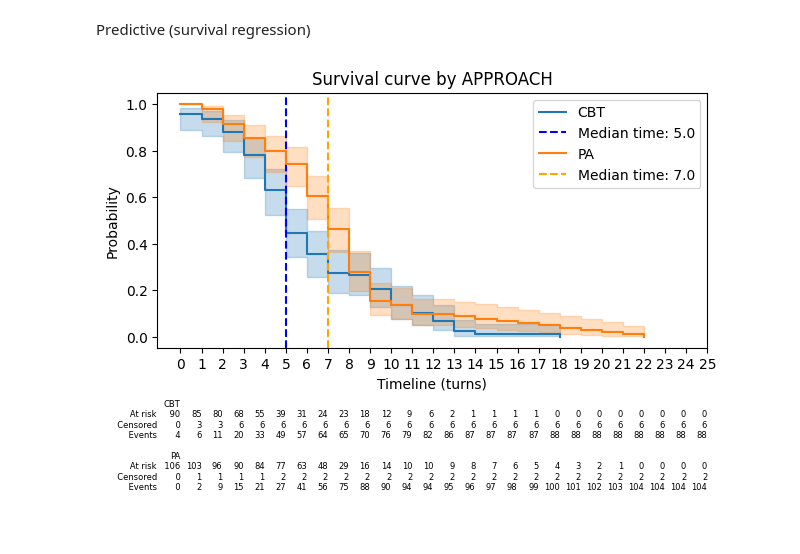
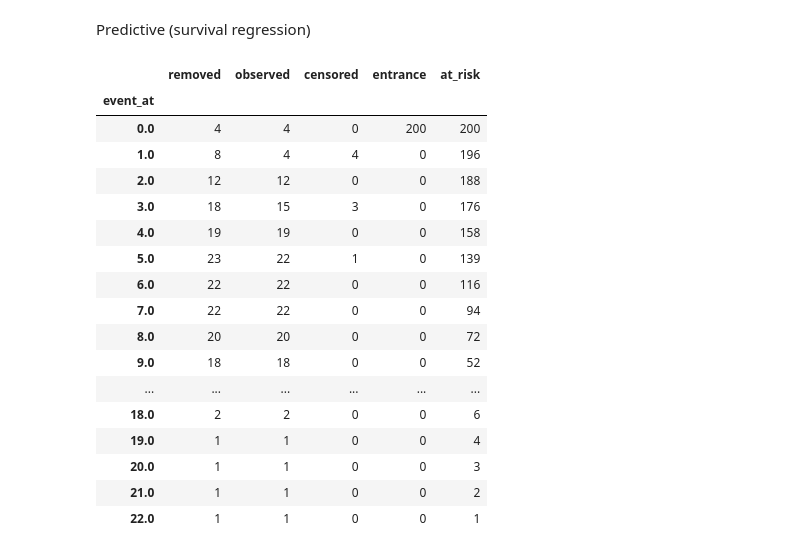
Before and after one commit to dennistay1981/Resources, a Jupyter notebook: Code and data in publications/Chapter: Data science approaches to metaphor and mental health/Data_science_approaches_to_mental_health.ipynb, the cells around one changed output. Saved outputs shown, nothing was run; the diff lists cells and outputs as text; code cells hidden in the pictures.

```diff
--- a/Code and data in publications/Chapter: Data science approaches to metaphor and mental health/Data_science_approaches_to_mental_health.ipynb
+++ b/Code and data in publications/Chapter: Data science approaches to metaphor and mental health/Data_science_approaches_to_mental_health.ipynb
@@ -136,8 +135,6 @@ kmf.fit(durations=data['Turns'], event_observed=data['Attrition'])
 #Cumulative distribution function of survived turns by Initiator and Approach
 sns.ecdfplot(data, x='Turns', hue='Initiator')
 sns.ecdfplot(data, x='Turns', hue='Approach')
-
-
 
 
 
@@ -172,31 +169,51 @@ plt.show()
 
 
 """
 Plot survival function with subgroups and median lines  (APPROACH)
 """
 ax = plt.subplot(111)
 
 kmf_A = KaplanMeierFitter()
 ax = kmf_A.fit(durations=data.loc[data.Approach =='CBT'].Turns,
                event_observed=data.loc[data.Approach =='CBT'].Attrition, label='CBT').plot_survival_function(ax=ax)
 ax.axvline(kmf_A.median_survival_time_, linestyle='--', color='blue', label=f'Median time: {kmf_A.median_survival_time_:.1f}')
 
 kmf_B = KaplanMeierFitter()
 ax = kmf_B.fit(durations=data.loc[data.Approach =='PA'].Turns,
                event_observed=data.loc[data.Approach =='PA'].Attrition, label='PA').plot_survival_function(ax=ax)
 
 ax.axvline(kmf_B.median_survival_time_, linestyle='--', color='orange', label=f'Median time: {kmf_B.median_survival_time_:.1f}')
 
 plt.legend()
 plt.ylabel('Probability')
 plt.xlabel('Timeline (turns)')
 plt.xticks(range(0, 26))
 plt.title('Survival curve by APPROACH')
 
 #to add risk counts table
 from lifelines.plotting import add_at_risk_counts
 add_at_risk_counts(kmf_A, kmf_B, ax=ax, fontsize=6)
 plt.tight_layout()
 plt.show()
+
+
+kmf.event_table
 # %% [output]
-[figure, removed]
+|  | removed | observed | censored | entrance | at_risk |
+| event_at |  |  |  |  |  |
+| 0.0 | 4 | 4 | 0 | 200 | 200 |
+| 1.0 | 8 | 4 | 4 | 0 | 196 |
+| 2.0 | 12 | 12 | 0 | 0 | 188 |
+| 3.0 | 18 | 15 | 3 | 0 | 176 |
+| 4.0 | 19 | 19 | 0 | 0 | 158 |
+| 5.0 | 23 | 22 | 1 | 0 | 139 |
+| 6.0 | 22 | 22 | 0 | 0 | 116 |
+| 7.0 | 22 | 22 | 0 | 0 | 94 |
+| 8.0 | 20 | 20 | 0 | 0 | 72 |
+| 9.0 | 18 | 18 | 0 | 0 | 52 |
+| ... | ... | ... | ... | ... | ... |
+| 18.0 | 2 | 2 | 0 | 0 | 6 |
+| 19.0 | 1 | 1 | 0 | 0 | 4 |
+| 20.0 | 1 | 1 | 0 | 0 | 3 |
+| 21.0 | 1 | 1 | 0 | 0 | 2 |
+| 22.0 | 1 | 1 | 0 | 0 | 1 |
```
Also changed, not shown: parts of 2 cells of this notebook.
